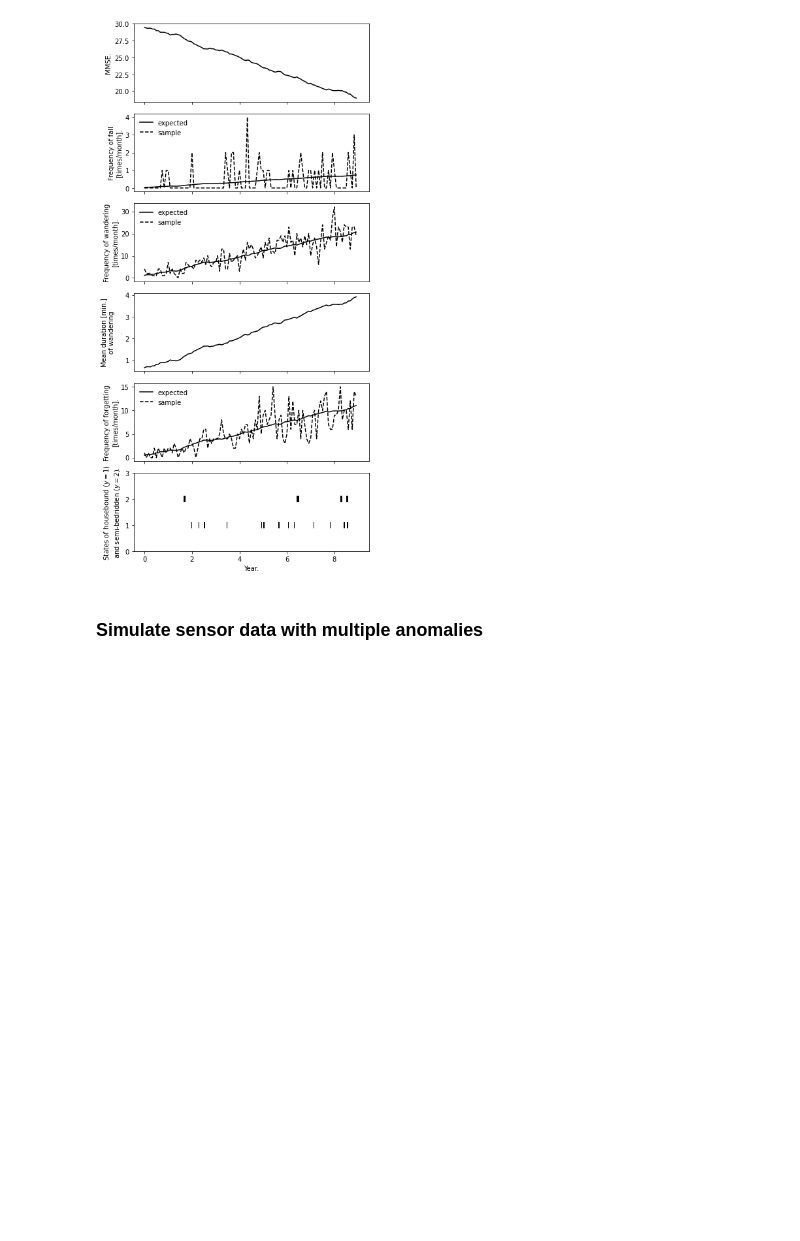
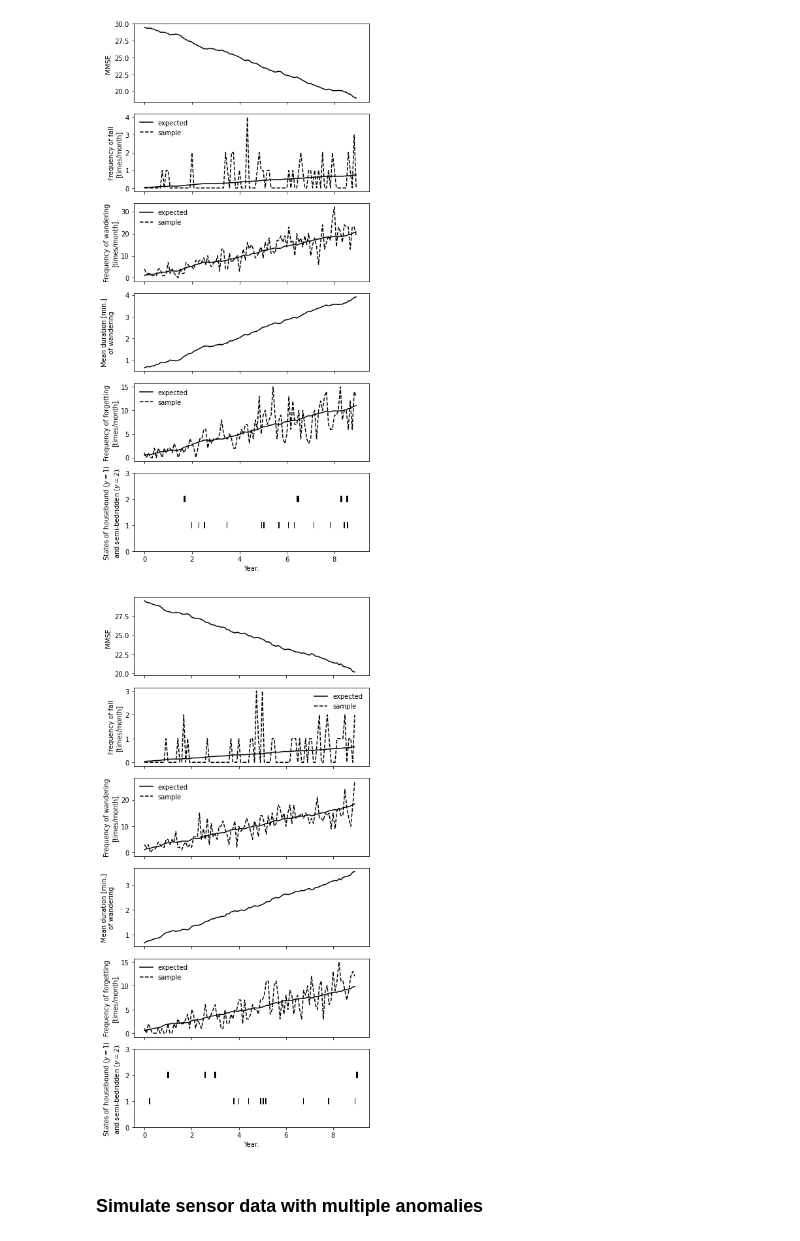
Before and after one commit to tanakai0/SensorDataSimulator, a Jupyter notebook: main.ipynb, the cells around one changed output. Saved outputs shown, nothing was run; the diff lists cells and outputs as text; code cells hidden in the pictures; blank space fills up the shorter version.

```diff
--- a/main.ipynb
+++ b/main.ipynb
@@ -1019,6 +1017,13 @@ plt.show()
 plt.close()
 # %% [output]
 [figure]
+# %%
+# short code under the test settings
+path = Path(layout_data_path / 'test_layout')
+data_save_path = new_functions.generate_data_folder(path, new_functions.present_date_and_time())
+anomaly_info = new_functions.generate_six_anomalies(path, data_save_path, 9 * 360)
+# %% [output]
+[figure, added]
 # %% [markdown]
 ### Simulate sensor data with multiple anomalies
 # %%
```
Also changed, not shown: parts of 2 cells of this notebook, 3 other files.
